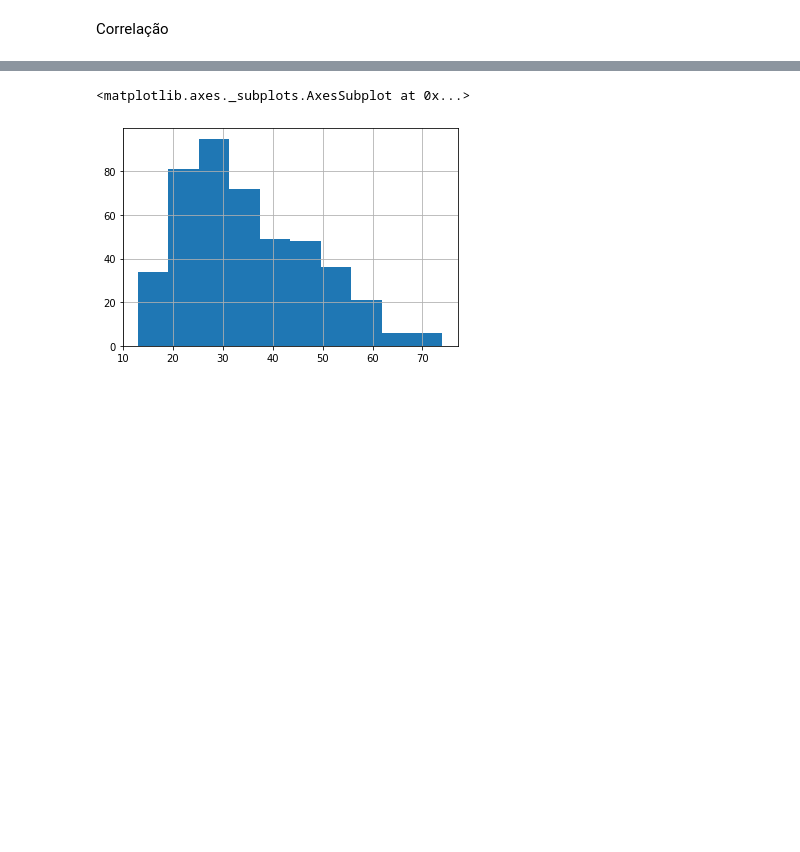
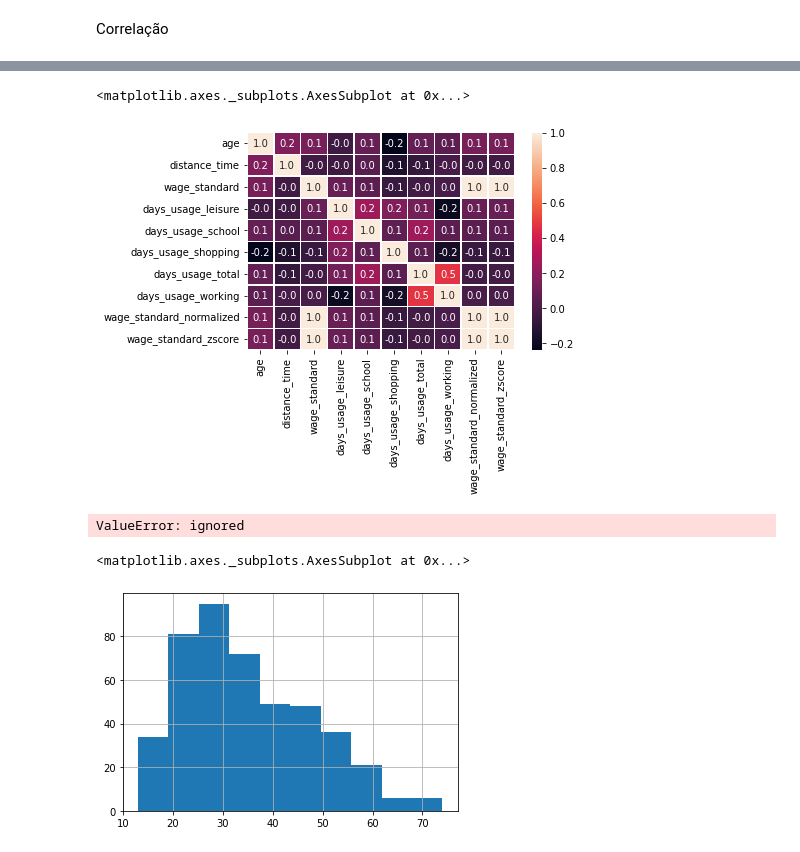
Before and after one commit to pedrocostab/Data_Science_Ciclistas, a Jupyter notebook: Projeto_1_Ciência_de_Dados.ipynb, the cells around one changed output, grey strips where cells are left out. Saved outputs shown, nothing was run; the diff lists cells and outputs as text; code cells hidden in the pictures; blank space fills up the shorter version.

```diff
--- a/Projeto_1_Ciência_de_Dados.ipynb
+++ b/Projeto_1_Ciência_de_Dados.ipynb
@@ -969,3 +1013,18 @@ from scipy import stats
+# %%
+correlation = ciclistas.corr()
+# %%
+# plot da matriz de correlação
+
+plot = sn.heatmap(correlation, annot = True, fmt=".1f", linewidths=.6)
+plot
+# %% [output]
+<matplotlib.axes._subplots.AxesSubplot at 0x...>
+[figure, added]
+# %%
+#mask = (ciclitas['distance_time'].notnull())&(ciclistas['wage_standard_zscore'].notnull())
+print('Coeficiente de correlacao de Pearson entre "distance_time" e "wage_standard_zscore":',ciclistas.loc[ciclistas].corr(method='pearson').loc['distance_time']['wage_standard_zscore'])
+# %% [output]
+ValueError: ignored
 # %%
 ciclistas["age"].hist()
 # %% [output]
```
Also changed, not shown: parts of 11 cells of this notebook.
